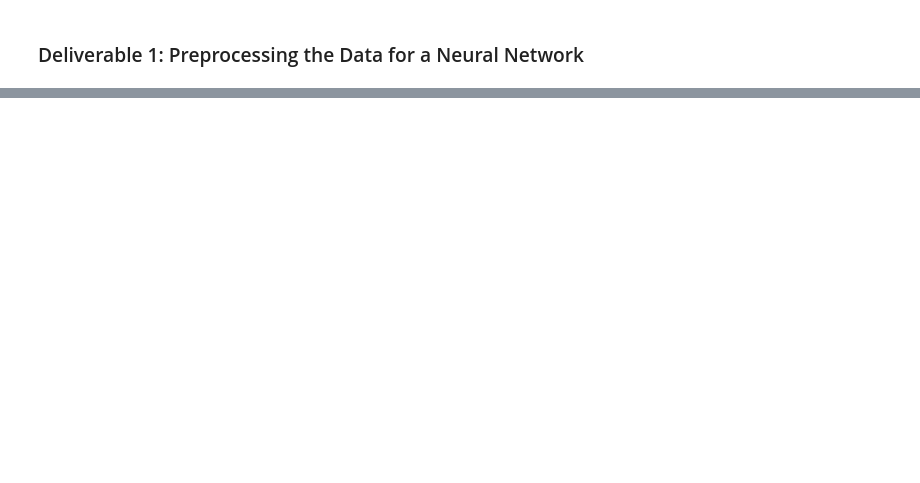
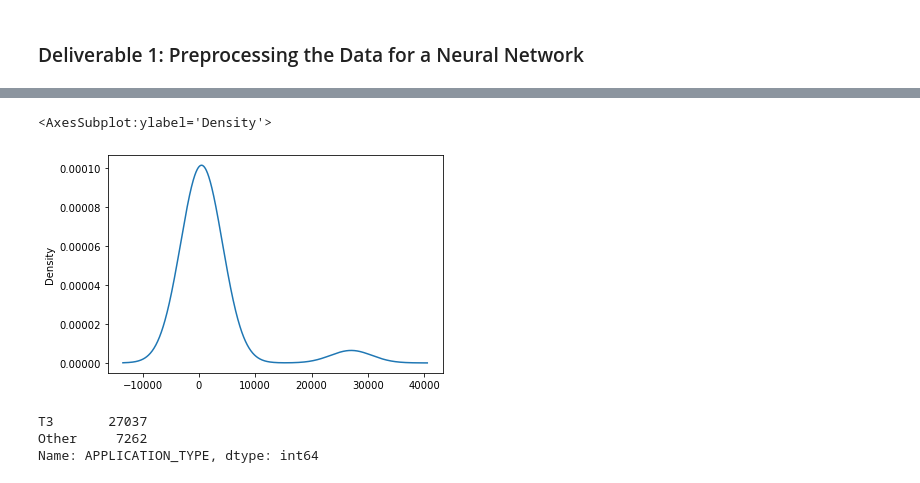
Before and after one commit to Chayda/Neural_Network_Charity_Analysis, a Jupyter notebook: AlphabetSoupCharity.ipynb, the cells around one changed output, grey strips where cells are left out. Cells and saved outputs as stored; diff of their text form; code cells hidden in the pictures; blank space fills up the shorter version.

```diff
--- a/AlphabetSoupCharity.ipynb
+++ b/AlphabetSoupCharity.ipynb
@@ -16,5 +23,4 @@ application_df.head()
 # %%
 # Drop the non-beneficial ID columns, 'EIN' and 'NAME'.
-new_df = application_df.drop(columns=["EIN", "NAME"]) # , inplace=True)
-#application_df.head(10)
-new_df.head()
+application_df.drop(columns=["EIN", "NAME"], inplace=True)
+application_df.head(10)
@@ -24,11 +54,15 @@ new_df.head()
 # %%
 # Look at APPLICATION_TYPE value counts for binning
-#  YOUR CODE GOES HERE
+application_counts = application_df["APPLICATION_TYPE"].value_counts()
 # %%
 # Visualize the value counts of APPLICATION_TYPE
+application_counts.plot.density()
+# %% [output]
+<AxesSubplot:ylabel='Density'>
+[figure, added]
 # %%
 # Determine which values to replace if counts are less than ...?
-#  YOUR CODE GOES HERE
+replace_application = list(application_counts[application_counts < 10000].index)
 
 # Replace in dataframe
 for app in replace_application:
@@ -36,5 +70,9 @@ for app in replace_application:
 
 # Check to make sure binning was successful
 application_df.APPLICATION_TYPE.value_counts()
+# %% [output]
+T3       27037
+Other     7262
+Name: APPLICATION_TYPE, dtype: int64
 # %%
 # Look at CLASSIFICATION value counts for binning
```
Also changed, not shown: parts of 14 cells of this notebook.
